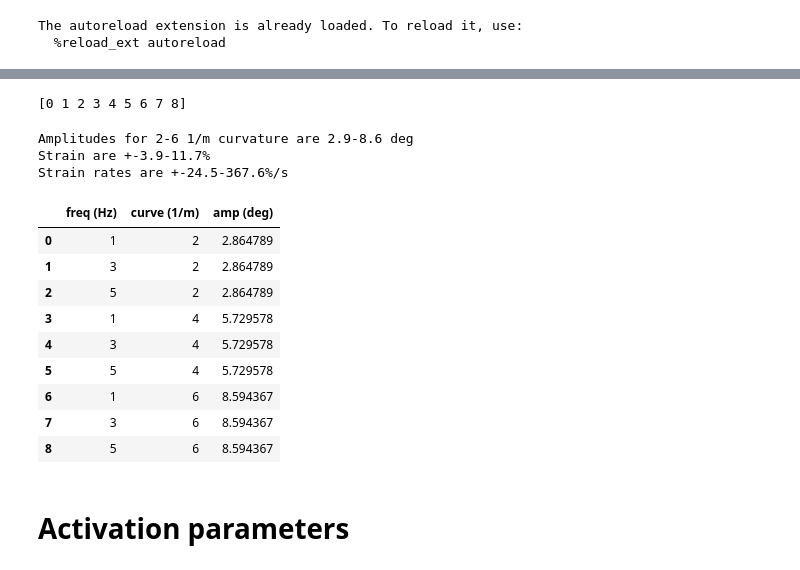
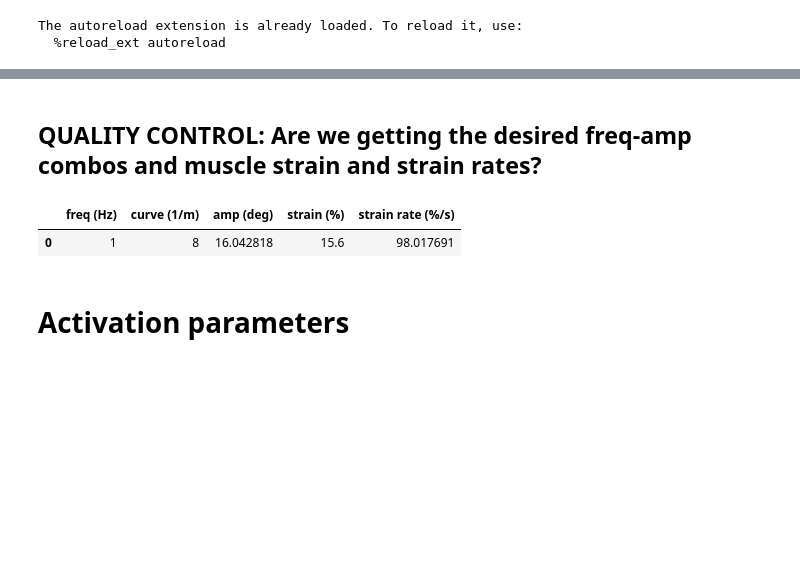
Before and after one commit to tytell/Bender3, a Jupyter notebook: frequency_amplitude_combo.ipynb, the cells around one changed output, grey strips where cells are left out. Drawn from its saved outputs; the diff is of its cells as text; code cells hidden in the pictures; blank space fills up the shorter version.

Commit message:
PC bender: reorganized and annotated; fixed motor gearing; added MOI calculations; still need to check external encoder functionality and quality control plots

```diff
--- a/frequency_amplitude_combo.ipynb
+++ b/frequency_amplitude_combo.ipynb
@@ -78,0 +64,14 @@ Actual output file: C:\Users\jimen\desktop\BenderData\2025-07-07_foamtest\foamte
+# %%
+fishcode = "foam"
+segment = "anterior"
+fishlen = 186     # Total length in mm
+fishmass = 100    # g
+
+xsec_width = 39        # mm Cross sectional width of fish between the clamps at the axis of rotation
+xsec_height = 83       # mm Cross sectional height of fish between the clamps at the axis of rotation
+
+
+dbend = 123     # mm Distance from snout to the center of pressure ?
+dclamp = 35     # mm Distance between the two clamps
+dvert = 190         # mm Vertical distence from the transducer to the center of pressure
+dhoriz = 10          # mm Horizontal distence from the transducer to the center of pressure
@@ -78,0 +173,15 @@ Actual output file: C:\Users\jimen\desktop\BenderData\2025-07-07_foamtest\foamte
+# %%
+frequencies = [1]#[1,3,5,7,9,11,13] [1,3,5,7]
+curves = [8]
+randomize = False
+
+is_activation = False # True stimulates the muscle.False is for passive tests
+activation_duty = 0.30       # fractions of a cycle
+activation_phase = -0.13      # fractions of a cycle
+activation_pulse_rate = 75 # Hz shouldn't have to change this from 75
+
+# Stimulation parameters below (S1 or S2) are set on the S88 front panel. Make sure you record the correct values!
+S1volts = 10
+S2volts = 10
+S1pulsedur = 2          # ms
+S2pulsedur = 2          # ms
@@ -101,30 +193,0 @@ if randomize:
-# %%
-order = np.arange(0, len(allfreqs))
-print(order)
-# %% [output]
-[0 1 2 3 4 5 6 7 8]
-# %%
-cycles_per_step = 5
-n_end_cycles = 2        # add cycles after last amplitude step
-nsteps = len(allfreqs)
-
-ncycles = nsteps * cycles_per_step + n_end_cycles
-
-allamps = np.rad2deg(allcurves * (dclamp/1000))
-allstrains = xsec_width/2/1000 * allcurves
-allstrainrates = 2*np.pi * allstrains * allfreqs
-
-print("Amplitudes for {}-{} 1/m curvature are {:.1f}-{:.1f} deg".format(min(allcurves), max(allcurves), min(allamps), max(allamps)))
-print("Strain are +-{:.1f}-{:.1f}%".format(min(allstrains)*100, max(allstrains)*100))
-print("Strain rates are +-{:.1f}-{:.1f}%/s".format(min(allstrainrates)*100, max(allstrainrates)*100))
-
-amp_step_vel = 2*np.pi*max(allfreqs * allamps)
-
-scale = 6       # output teeth divided by input teeth
-
-waitbefore = 3.0
-waitafter = 4.0
-# %% [output]
-Amplitudes for 2-6 1/m curvature are 2.9-8.6 deg
-Strain are +-3.9-11.7%
-Strain rates are +-24.5-367.6%/s
@@ -131,16 +230,10 @@ Strain rates are +-24.5-367.6%/s
+# %% [markdown]
+## QUALITY CONTROL: Are we getting the desired freq-amp combos and muscle strain and strain rates?
 # %%
-pd.DataFrame({"freq (Hz)": allfreqs, "curve (1/m)": allcurves, "amp (deg)": allamps})
+pd.DataFrame({"freq (Hz)": allfreqs, "curve (1/m)": allcurves, "amp (deg)": allamps, "strain (%)": allstrains*100, "strain rate (%/s)": allstrainrates*100})
 # %% [output]
-|  | freq (Hz) | curve (1/m) | amp (deg) |
-| 0 | 1 | 2 | 2.864789 |
-| 1 | 3 | 2 | 2.864789 |
-| 2 | 5 | 2 | 2.864789 |
-| 3 | 1 | 4 | 5.729578 |
-| 4 | 3 | 4 | 5.729578 |
-| 5 | 5 | 4 | 5.729578 |
-| 6 | 1 | 6 | 8.594367 |
-| 7 | 3 | 6 | 8.594367 |
-| 8 | 5 | 6 | 8.594367 |
+|  | freq (Hz) | curve (1/m) | amp (deg) | strain (%) | strain rate (%/s) |
+| 0 | 1 | 8 | 16.042818 | 15.6 | 98.017691 |
 # %%
 freq_by_cycle = np.array([])
 amp_by_cycle = np.array([])
```
Also changed, not shown: parts of 42 cells of this notebook, 1 other file.
